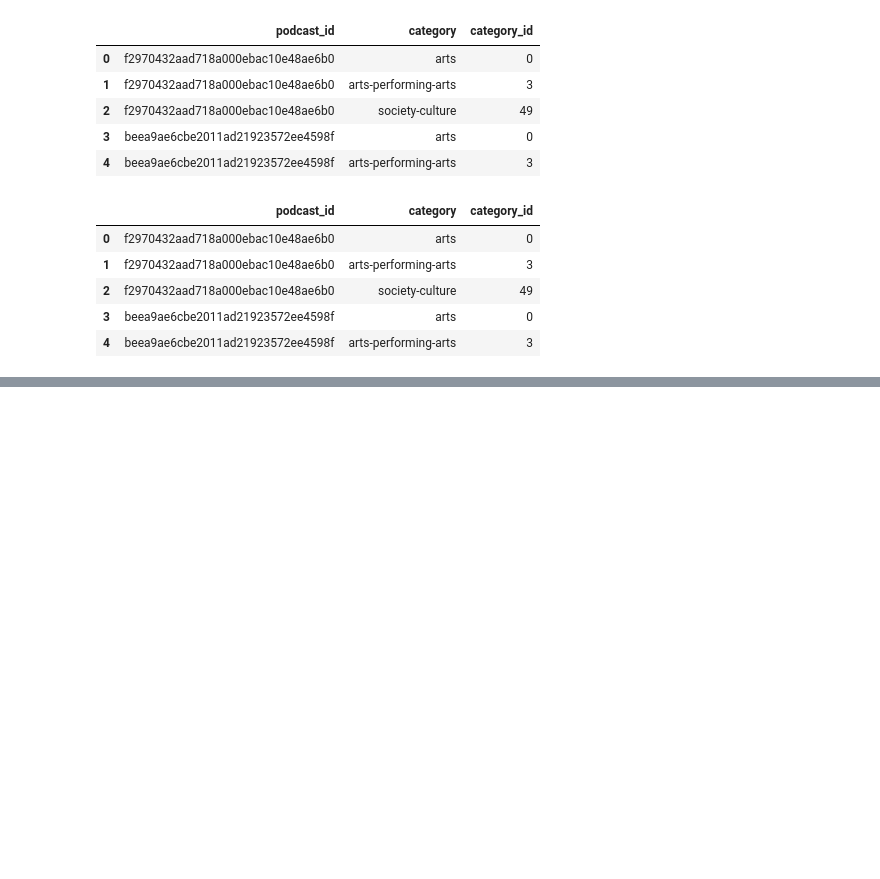
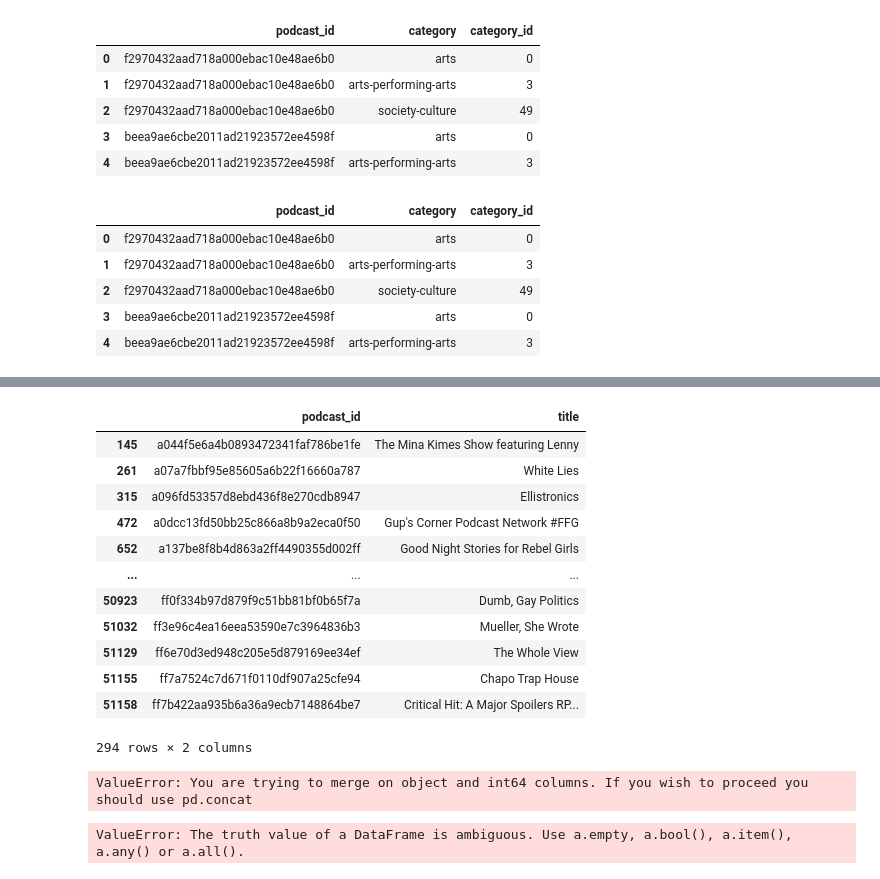
Before and after one commit to ManuelAlejandroMartinezFlores/ProyectoRecomendacionGrafo, a Jupyter notebook: data/exploration.ipynb, the cells around one changed output, grey strips where cells are left out. Drawn from its saved outputs; the diff is of its cells as text; code cells hidden in the pictures; blank space fills up the shorter version.

Commit message:
Podcast sample title

```diff
--- a/data/exploration.ipynb
+++ b/data/exploration.ipynb
@@ -314,0 +319,6 @@ cat.head()
+# %%
+import sqlite3 as sql
+conn = sql.connect(PATH)
+# %%
+pod_sample = pd.read_csv('podcast_sample.csv')
+pod_sample.head()
@@ -314,0 +332,3 @@ cat.head()
+# %%
+pod = pd.read_sql('select * from podcasts', conn)
+pod.head()
@@ -314,0 +342,20 @@ cat.head()
+# %%
+pod[pod['podcast_id'].isin(pod_sample['podcast_id'])][['podcast_id', 'title']]
+# %% [output]
+|  | podcast_id | title |
+| 145 | a044f5e6a4b0893472341faf786be1fe | The Mina Kimes Show featuring Lenny |
+| 261 | a07a7fbbf95e85605a6b22f16660a787 | White Lies |
+| 315 | a096fd53357d8ebd436f8e270cdb8947 | Ellistronics |
+| 472 | a0dcc13fd50bb25c866a8b9a2eca0f50 | Gup's Corner Podcast Network #FFG |
+| 652 | a137be8f8b4d863a2ff4490355d002ff | Good Night Stories for Rebel Girls |
+| ... | ... | ... |
+| 50923 | ff0f334b97d879f9c51bb81bf0b65f7a | Dumb, Gay Politics |
+| 51032 | ff3e96c4ea16eea53590e7c3964836b3 | Mueller, She Wrote |
+| 51129 | ff6e70d3ed948c205e5d879169ee34ef | The Whole View |
+| 51155 | ff7a7524c7d671f0110df907a25cfe94 | Chapo Trap House |
+| 51158 | ff7b422aa935b6a36a9ecb7148864be7 | Critical Hit: A Major Spoilers RP... |
+294 rows × 2 columns
+# %%
+pod_sample.join(pod[['podcast_id', 'title']], on='podcast_id', how='left')
+# %% [output]
+ValueError: You are trying to merge on object and int64 columns. If you wish to proceed you should use pd.concat
@@ -314,0 +364,4 @@ cat.head()
+# %%
+pod_sample['title'] = pod_sample['podcast_id'].map(d)
+# %% [output]
+ValueError: The truth value of a DataFrame is ambiguous. Use a.empty, a.bool(), a.item(), a.any() or a.all().
```
Also changed, not shown: parts of 5 cells of this notebook, 2 other files.
